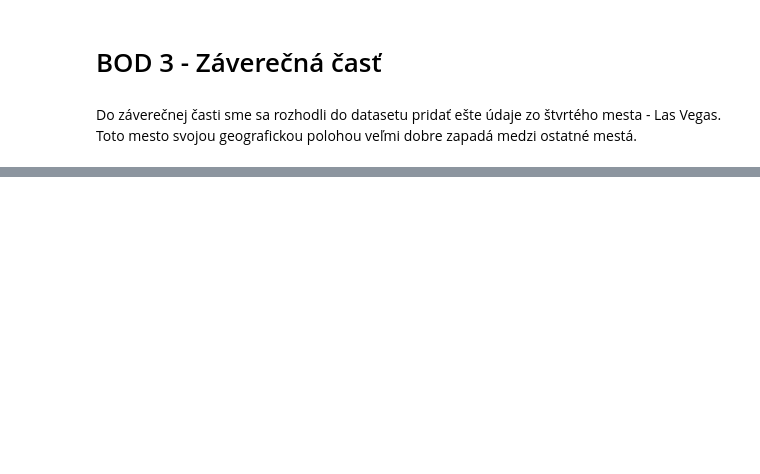
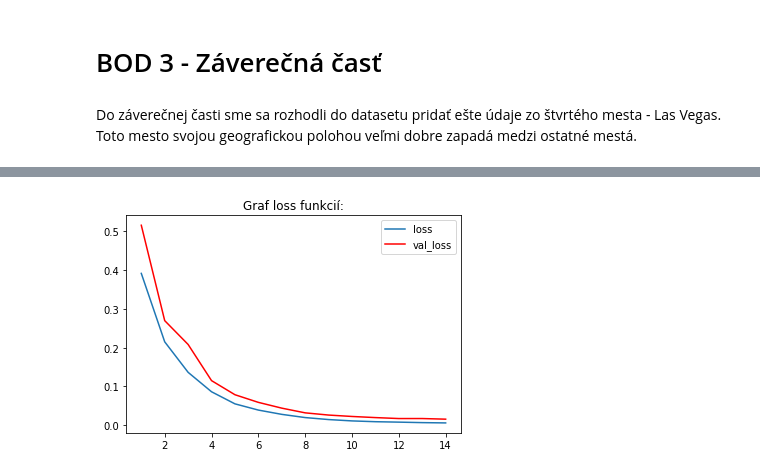
Before and after one commit to bista123/n_siete, a Jupyter notebook: notebooks/final_doc.ipynb, the cells around one changed output, grey strips where cells are left out. Cells and saved outputs as stored; diff of their text form; code cells hidden in the pictures; blank space fills up the shorter version.

```diff
--- a/notebooks/final_doc.ipynb
+++ b/notebooks/final_doc.ipynb
@@ -205,9 +263,0 @@ Počasie v mestách je pod vplyvom Tichého oceánu čo potvrdzuje nasledovná m
-# %%
-def create_graph(filename):
-    graph = pd.read_csv(filename,sep=';')
-    plt.plot(graph.loss[1:], label='loss')
-    plt.plot(graph.val_loss[1:],c ='r', label='val_loss')
-    plt.legend(loc='best')
-    plt.show()
-
-create_graph("log_30_11_12-30-04.csv")
@@ -239,0 +282,8 @@ Loss funkcie
+# %%
+def create_graph(filename, shift):
+    graph = pd.read_csv(filename,sep=';')
+    plt.plot(graph.loss[shift:], label='loss')
+    plt.plot(graph.val_loss[shift:],c ='r', label='val_loss')
+    plt.legend(loc='best')
+    plt.title("Graf loss funkcií:")
+    plt.show()
@@ -239,0 +311,4 @@ Loss funkcie
+# %%
+create_graph("./testy/test0/test0.csv", 1)
+# %% [output]
+[figure, added]
```
Also changed, not shown: parts of 77 cells of this notebook.
